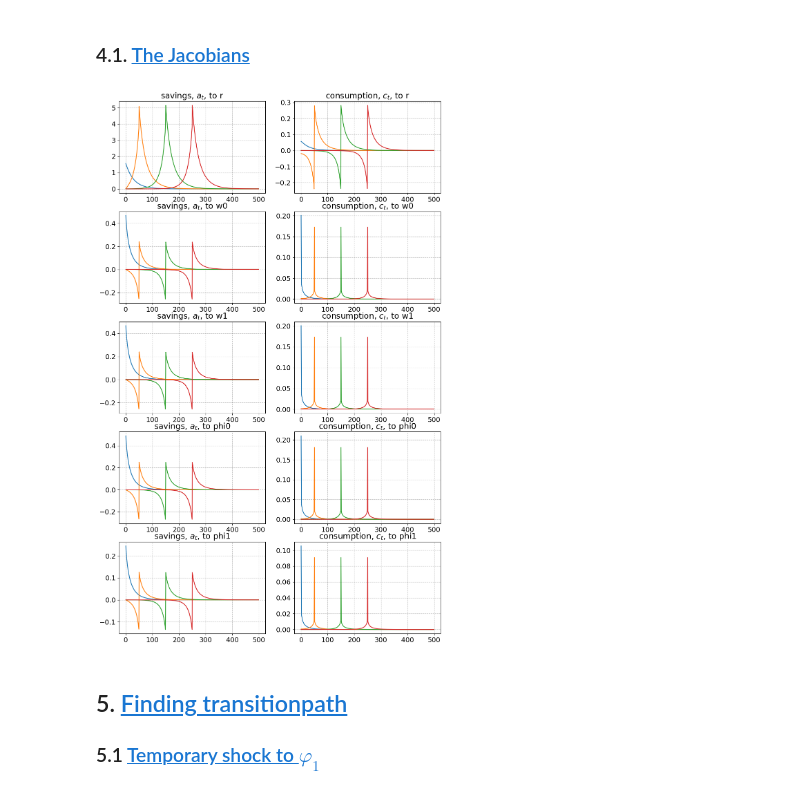
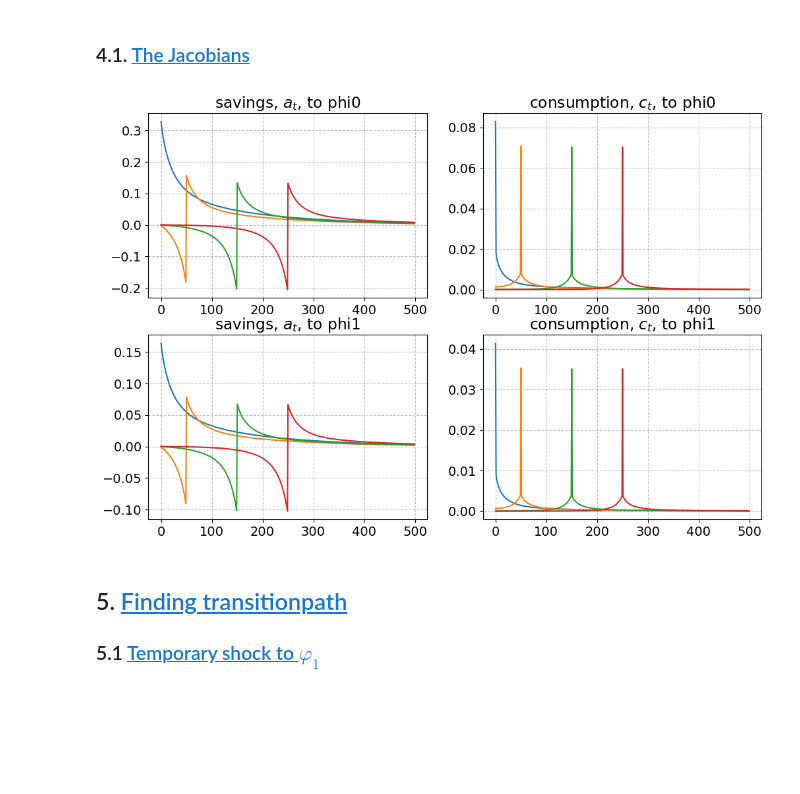
Before and after one commit to Bernseng/AdvMacroHet, a Jupyter notebook: Assignments/Assignment_I/Stationary-Equilibrium.ipynb, the cells around one changed output. Saved outputs shown, nothing was run; the diff lists cells and outputs as text; code cells hidden in the pictures; blank space fills up the shorter version.

```diff
--- a/Assignments/Assignment_I/Stationary-Equilibrium.ipynb
+++ b/Assignments/Assignment_I/Stationary-Equilibrium.ipynb
@@ -174,0 +154,30 @@ model.draw_DAG(figsize=(10,10))
+# %%
+fig = plt.figure(figsize=(16, 4), dpi=100)
+
+# a. income
+ax = fig.add_subplot(1,2,1)
+ax.set_title('Productivity')
+for i_beta in range(par.Nfix):  # Assuming Nfix is half of the length of beta_grid
+    beta = par.beta_grid[i_beta]
+    eta0 = par.eta0_grid[i_beta]
+    eta1 = par.eta1_grid[i_beta]
+    ax.plot(par.z_grid, np.cumsum(np.sum(ss.D[i_beta], axis=1)) * par.Nfix,
+            label=f'$\\beta = {beta:.4f}, \\eta^0 = {eta0:.1f}, \\eta^1 = {eta1:.1f}$')
+
+ax.set_xlabel('Productivity, $z_{t}$')
+ax.set_ylabel('CDF')
+ax.legend(loc='upper left',bbox_to_anchor=(1,1))
+# b. assets
+ax = fig.add_subplot(1,2,2)
+ax.set_title('Savings')
+for i_beta in range(par.Nfix):
+    beta = par.beta_grid[i_beta]
+    ax.plot(np.insert(par.a_grid, 0, par.a_grid[0]), np.insert(np.cumsum(np.sum(ss.D[i_beta], axis=0)), 0, 0.0) * par.Nfix,
+            label=f'$\\beta = {beta:.4f}$')
+
+ax.set_xlabel('Assets, $a_{t}$')
+ax.set_ylabel('CDF')
+ax.set_xscale('symlog')
+
+fig.tight_layout()
+fig.savefig('figs/distribution.png')
@@ -280,30 +291,32 @@ full Jacobian to shocks computed in 1.2 secs [in evaluate_blocks(): 0.5 secs]
 # %% [markdown]
 ### 4.1. <a id='toc3_2_'></a>[The Jacobians](#toc0_)
 # %%
-fig = plt.figure(figsize=(12,len(model.inputs_hh_all)*4),dpi=100)
+fig = plt.figure(figsize=(12,len(model.inputs_hh_all[3:5])*4),dpi=100)
 
 i = 0
-for varname in model.inputs_hh[:5]:
+for varname in model.inputs_hh[3:5]:
 
     # a. savings
     i += 1
-    ax = fig.add_subplot(len(model.inputs_hh_all),2,i)
+    ax = fig.add_subplot(len(model.inputs_hh_all[3:5]),2,i)
     ax.set_title(f'savings, $a_t$, to {varname}')
     for s in [0,50,150,250]:
         jac_hh_var = model.jac_hh[('A_hh',varname)]
         ax.plot(np.arange(par.T),jac_hh_var[:,s],label=f'shock at {s}')
 
-        # ax.legend(frameon=True,bbox_to_anchor=(0.0,0.0))
+    # ax.legend(frameon=True,bbox_to_anchor=(0.0,0.0))
 
     # b. consumption
     i += 1
-    ax = fig.add_subplot(len(model.inputs_hh_all),2,i)
+    ax = fig.add_subplot(len(model.inputs_hh_all[3:5]),2,i)
     ax.set_title(f'consumption, $c_t$, to {varname}')
     for s in [0,50,150,250]:
         jac_hh_var = model.jac_hh[('C_hh',varname)]
         ax.plot(np.arange(par.T),jac_hh_var[:,s],label=f'shock at {s}')
+
+fig.savefig(f'figs/jacobians.png')
 # %% [output]
-[figure, old version]
+[figure, new version]
 # %% [markdown]
 ## 5. <a id='toc3_2_'></a>[Finding transitionpath](#toc0_)
 ### 5.1 <a id='toc3_2_'></a>[Temporary shock to $\varphi_1$](#toc0_)
```
Also changed, not shown: parts of 23 cells of this notebook, 19 other files.
